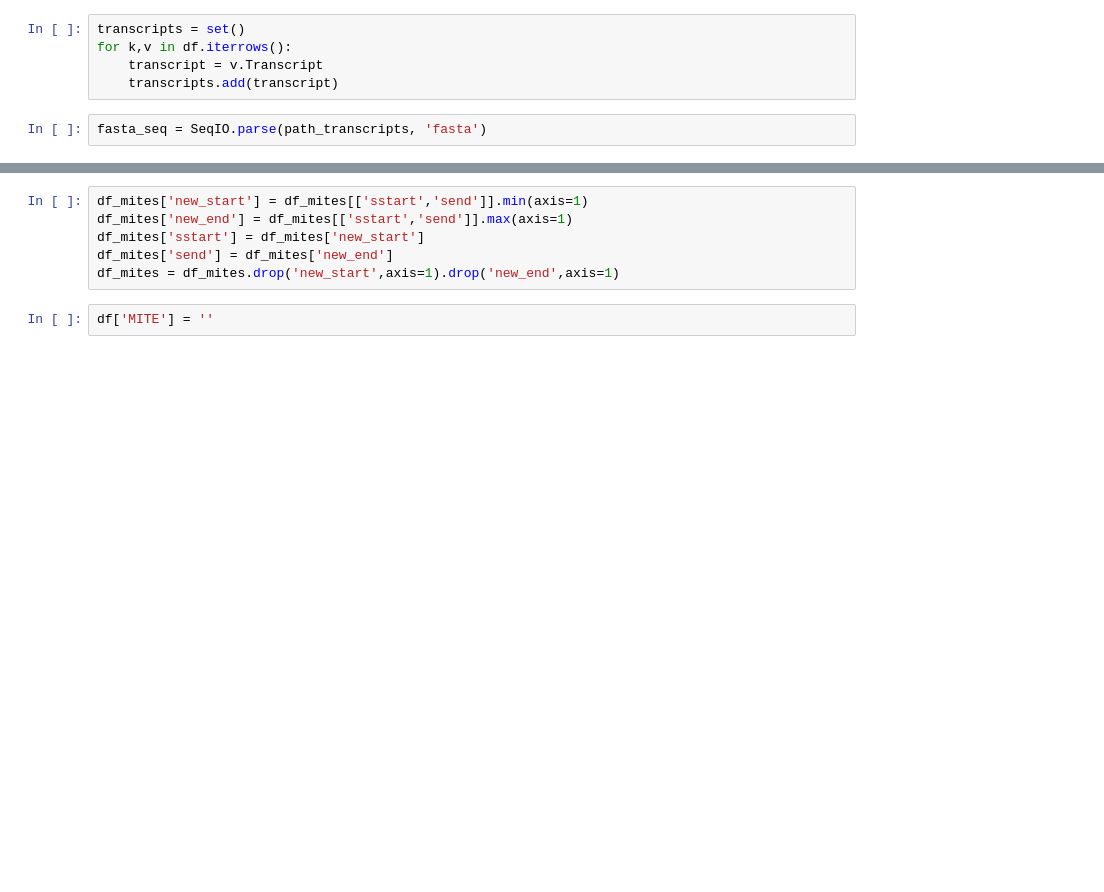
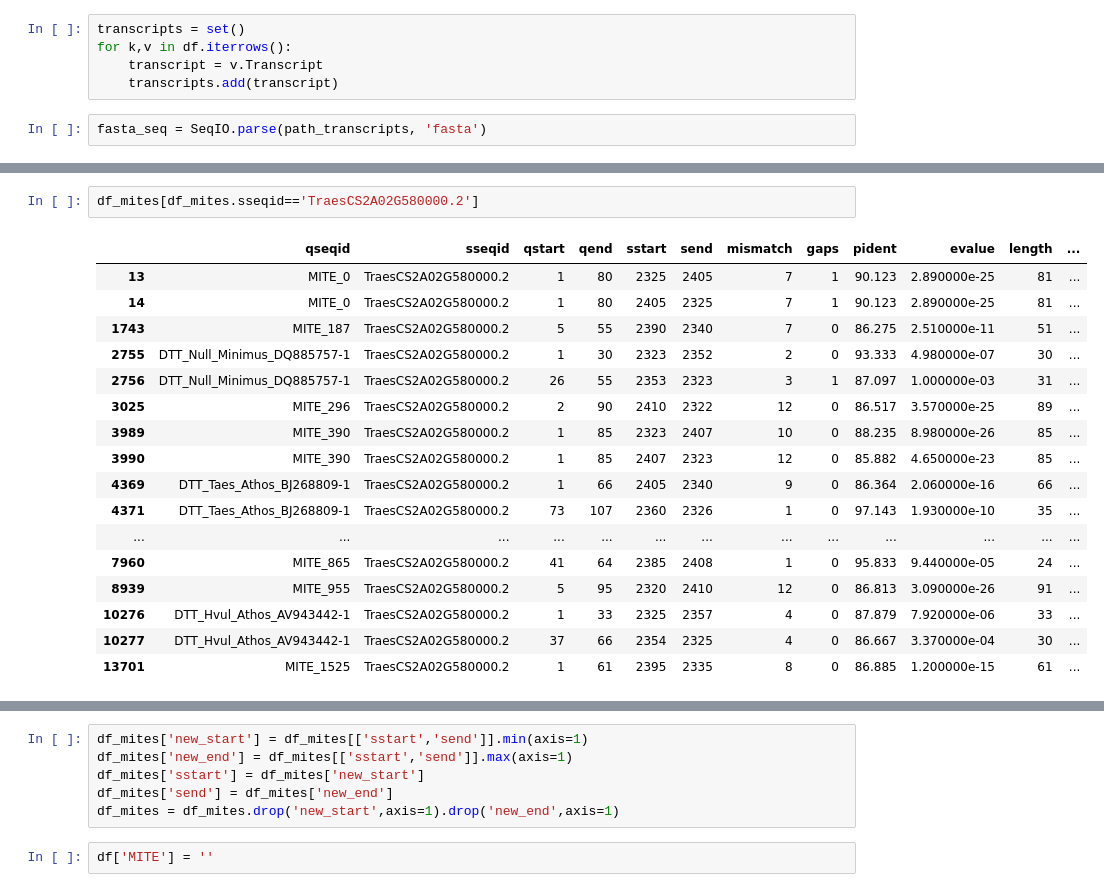
Before and after one commit to juancresc/mirna_mite, a Jupyter notebook: 2_analysis/cleavage.ipynb, the cells around one changed output, grey strips where cells are left out. Saved outputs shown, nothing was run; the diff lists cells and outputs as text; blank space fills up the shorter version.

```diff
--- a/2_analysis/cleavage.ipynb
+++ b/2_analysis/cleavage.ipynb
@@ -56,3 +57,23 @@ df_mites.head(2)
+# %%
+df_mites[df_mites.sseqid=='TraesCS2A02G580000.2']
+# %% [output]
+|  | qseqid | sseqid | qstart | qend | sstart | send | mismatch | gaps | pident | evalue | length | ... |
+| 13 | MITE_0 | TraesCS2A02G580000.2 | 1 | 80 | 2325 | 2405 | 7 | 1 | 90.123 | 2.890000e-25 | 81 | ... |
+| 14 | MITE_0 | TraesCS2A02G580000.2 | 1 | 80 | 2405 | 2325 | 7 | 1 | 90.123 | 2.890000e-25 | 81 | ... |
+| 1743 | MITE_187 | TraesCS2A02G580000.2 | 5 | 55 | 2390 | 2340 | 7 | 0 | 86.275 | 2.510000e-11 | 51 | ... |
+| 2755 | DTT_Null_Minimus_DQ885757-1 | TraesCS2A02G580000.2 | 1 | 30 | 2323 | 2352 | 2 | 0 | 93.333 | 4.980000e-07 | 30 | ... |
+| 2756 | DTT_Null_Minimus_DQ885757-1 | TraesCS2A02G580000.2 | 26 | 55 | 2353 | 2323 | 3 | 1 | 87.097 | 1.000000e-03 | 31 | ... |
+| 3025 | MITE_296 | TraesCS2A02G580000.2 | 2 | 90 | 2410 | 2322 | 12 | 0 | 86.517 | 3.570000e-25 | 89 | ... |
+| 3989 | MITE_390 | TraesCS2A02G580000.2 | 1 | 85 | 2323 | 2407 | 10 | 0 | 88.235 | 8.980000e-26 | 85 | ... |
+| 3990 | MITE_390 | TraesCS2A02G580000.2 | 1 | 85 | 2407 | 2323 | 12 | 0 | 85.882 | 4.650000e-23 | 85 | ... |
+| 4369 | DTT_Taes_Athos_BJ268809-1 | TraesCS2A02G580000.2 | 1 | 66 | 2405 | 2340 | 9 | 0 | 86.364 | 2.060000e-16 | 66 | ... |
+| 4371 | DTT_Taes_Athos_BJ268809-1 | TraesCS2A02G580000.2 | 73 | 107 | 2360 | 2326 | 1 | 0 | 97.143 | 1.930000e-10 | 35 | ... |
+| ... | ... | ... | ... | ... | ... | ... | ... | ... | ... | ... | ... | ... |
+| 7960 | MITE_865 | TraesCS2A02G580000.2 | 41 | 64 | 2385 | 2408 | 1 | 0 | 95.833 | 9.440000e-05 | 24 | ... |
+| 8939 | MITE_955 | TraesCS2A02G580000.2 | 5 | 95 | 2320 | 2410 | 12 | 0 | 86.813 | 3.090000e-26 | 91 | ... |
+| 10276 | DTT_Hvul_Athos_AV943442-1 | TraesCS2A02G580000.2 | 1 | 33 | 2325 | 2357 | 4 | 0 | 87.879 | 7.920000e-06 | 33 | ... |
+| 10277 | DTT_Hvul_Athos_AV943442-1 | TraesCS2A02G580000.2 | 37 | 66 | 2354 | 2325 | 4 | 0 | 86.667 | 3.370000e-04 | 30 | ... |
+| 13701 | MITE_1525 | TraesCS2A02G580000.2 | 1 | 61 | 2395 | 2335 | 8 | 0 | 86.885 | 1.200000e-15 | 61 | ... |
 # %%
 df['new_start'] = df[['TStart','TStop']].min(axis=1)
 df['new_end'] = df[['TStart','TStop']].max(axis=1)
```
Also changed, not shown: parts of 23 cells of this notebook, 4 other files.
